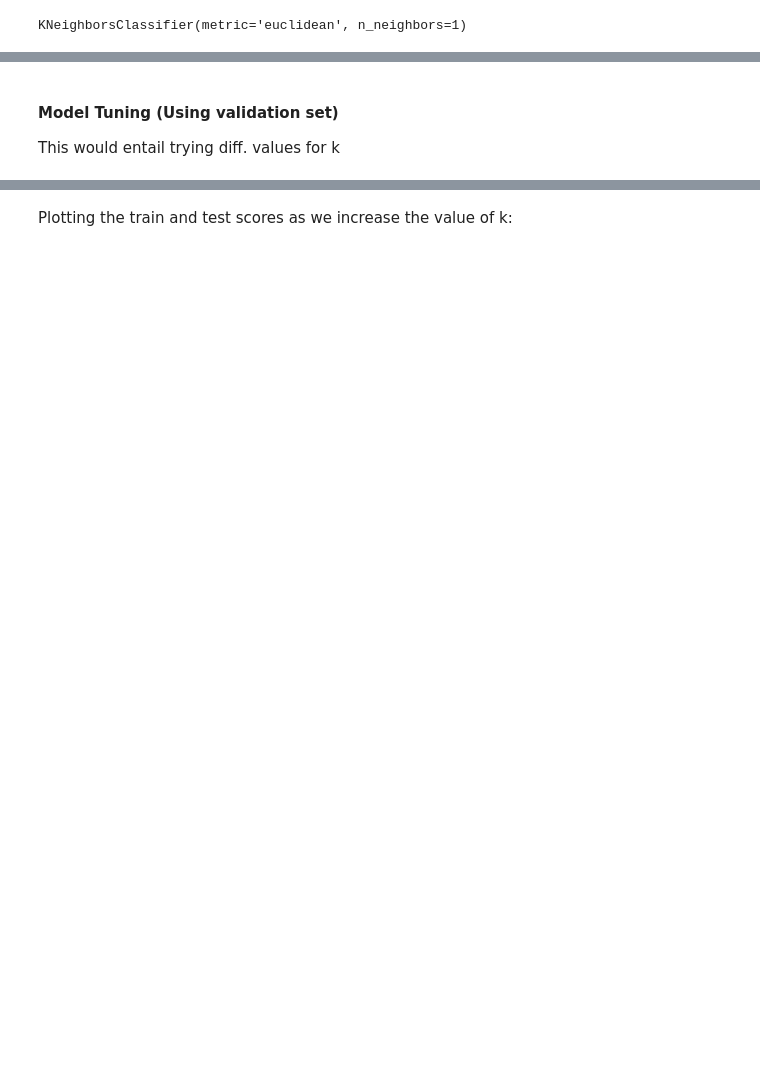
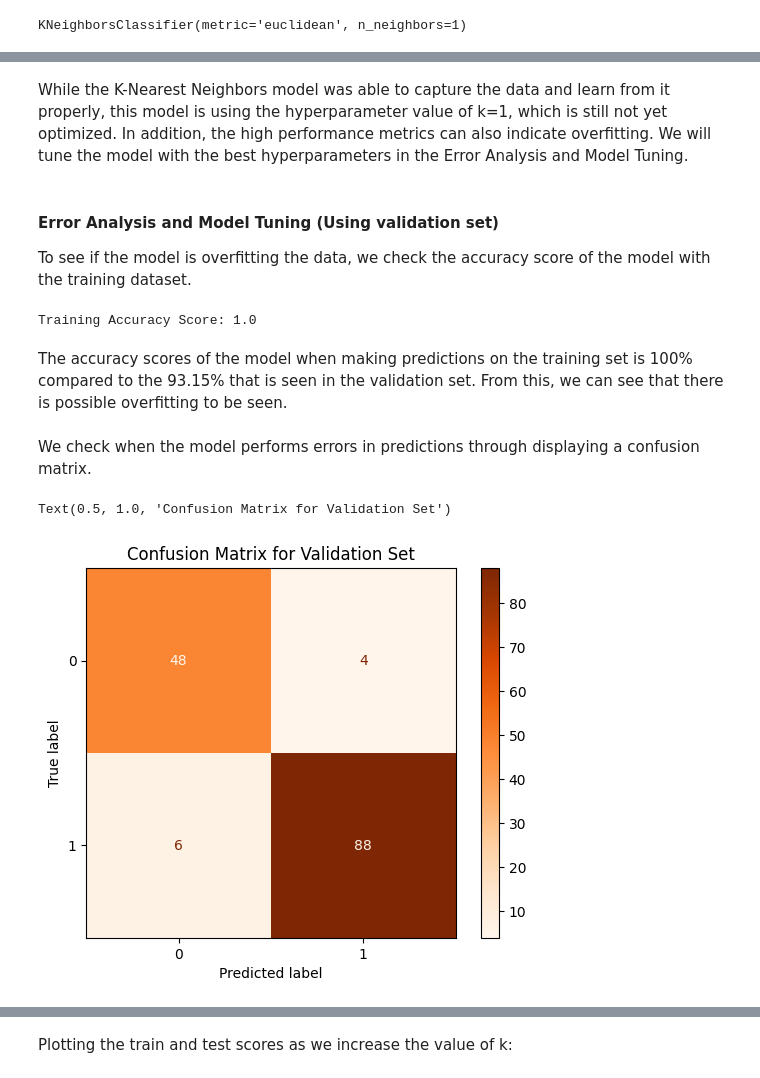
Before and after one commit to ntole24/stintsy_4CS, a Jupyter notebook: mco.ipynb, the cells around one changed output, grey strips where cells are left out. Saved outputs shown, nothing was run; the diff lists cells and outputs as text; code cells hidden in the pictures; blank space fills up the shorter version.

```diff
--- a/mco.ipynb
+++ b/mco.ipynb
@@ -702,2 +713,2 @@ KNeighborsClassifier(metric='euclidean', n_neighbors=1)
 # %%
-y_predicted = model.predict(X_val)
+y_val_pred = model.predict(X_val)
@@ -712,4 +735,23 @@ print(accuracy)
+# %% [markdown]
+While the K-Nearest Neighbors model was able to capture the data and learn from it properly, this model is using the hyperparameter value of k=1, which is still not yet optimized. In addition, the high performance metrics can also indicate overfitting. We will tune the model with the best hyperparameters in the Error Analysis and Model Tuning.
 # %% [markdown]
-#### Model Tuning (Using validation set)
+#### Error Analysis and Model Tuning (Using validation set)
 
-This would entail trying diff. values for k
+To see if the model is overfitting the data, we check the accuracy score of the model with the training dataset.
+# %%
+y_train_pred = model.predict(X_train)
+print(f'Training Accuracy Score: {accuracy_score(y_train, y_train_pred)}')
+# %% [output]
+Training Accuracy Score: 1.0
+# %% [markdown]
+The accuracy scores of the model when making predictions on the training set is 100% compared to the 93.15% that is seen in the validation set. From this, we can see that there is possible overfitting to be seen.
+# %% [markdown]
+We check when the model performs errors in predictions through displaying a confusion matrix.
+# %%
+cm = confusion_matrix(y_val, y_val_pred, labels=model.classes_)
+disp = ConfusionMatrixDisplay(confusion_matrix=cm, display_labels=model.classes_)
+disp.plot(cmap='Oranges')
+plt.title('Confusion Matrix for Validation Set')
+# %% [output]
+Text(0.5, 1.0, 'Confusion Matrix for Validation Set')
+[figure, added]
```
Also changed, not shown: parts of 15 cells of this notebook.
